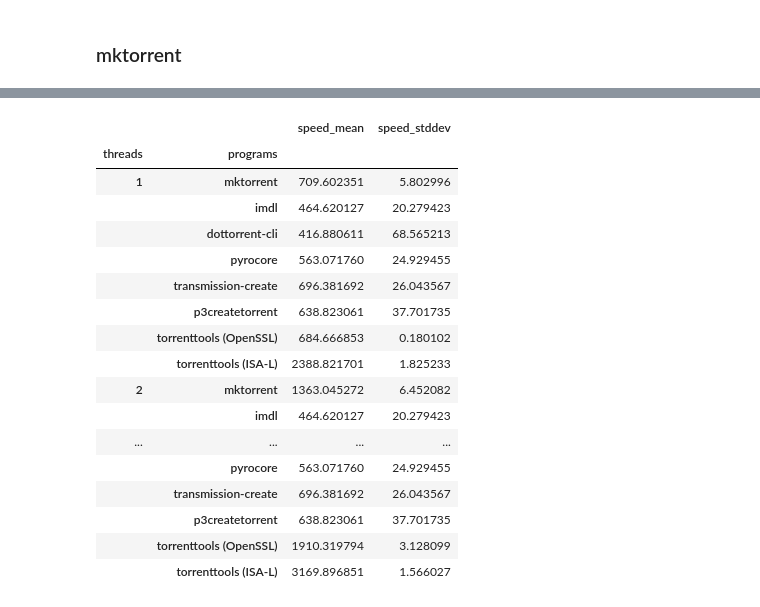
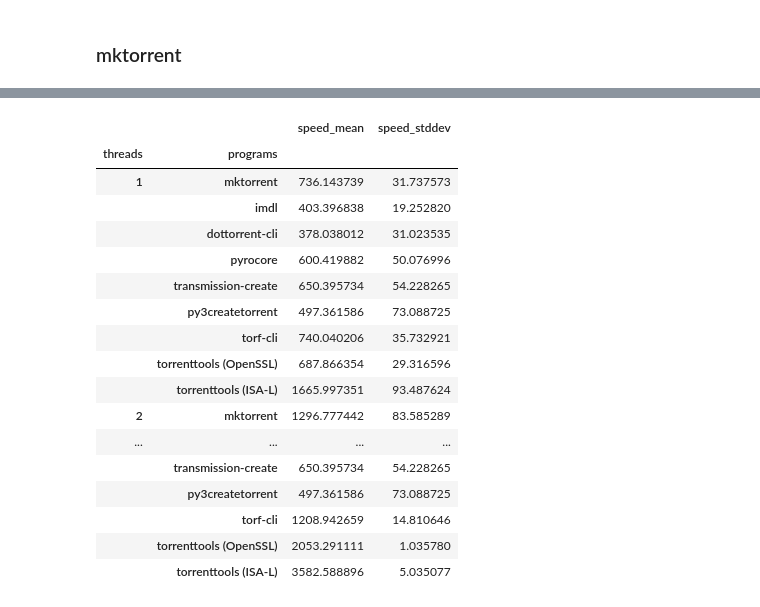
Before and after one commit to fbdtemme/torrenttools, a Jupyter notebook: benchmark/benchmark.ipynb, the cells around one changed output, grey strips where cells are left out. Saved outputs shown, nothing was run; the diff lists cells and outputs as text; code cells hidden in the pictures.

```diff
--- a/benchmark/benchmark.ipynb
+++ b/benchmark/benchmark.ipynb
@@ -273,26 +292,27 @@ speed_stddev = pd.DataFrame(speed_stddev_data).stack()
 df = pd.DataFrame()
 df["speed_mean"], df["speed_stddev"] = speed_mean / 1e6, speed_stddev / 1e6
 df.index = index
-# %%
-df
-# %% [output]
-|  |  | speed_mean | speed_stddev |
-| threads | programs |  |  |
-| 1 | mktorrent | 709.602351 | 5.802996 |
-|  | imdl | 464.620127 | 20.279423 |
-|  | dottorrent-cli | 416.880611 | 68.565213 |
-|  | pyrocore | 563.071760 | 24.929455 |
-|  | transmission-create | 696.381692 | 26.043567 |
-|  | p3createtorrent | 638.823061 | 37.701735 |
-|  | torrenttools (OpenSSL) | 684.666853 | 0.180102 |
-|  | torrenttools (ISA-L) | 2388.821701 | 1.825233 |
-| 2 | mktorrent | 1363.045272 | 6.452082 |
-|  | imdl | 464.620127 | 20.279423 |
-| ... | ... | ... | ... |
-|  | pyrocore | 563.071760 | 24.929455 |
-|  | transmission-create | 696.381692 | 26.043567 |
-|  | p3createtorrent | 638.823061 | 37.701735 |
-|  | torrenttools (OpenSSL) | 1910.319794 | 3.128099 |
-|  | torrenttools (ISA-L) | 3169.896851 | 1.566027 |
+# %%
+df.to_csv("benchmark.csv")
+df
+# %% [output]
+|  |  | speed_mean | speed_stddev |
+| threads | programs |  |  |
+| 1 | mktorrent | 736.143739 | 31.737573 |
+|  | imdl | 403.396838 | 19.252820 |
+|  | dottorrent-cli | 378.038012 | 31.023535 |
+|  | pyrocore | 600.419882 | 50.076996 |
+|  | transmission-create | 650.395734 | 54.228265 |
+|  | py3createtorrent | 497.361586 | 73.088725 |
+|  | torf-cli | 740.040206 | 35.732921 |
+|  | torrenttools (OpenSSL) | 687.866354 | 29.316596 |
+|  | torrenttools (ISA-L) | 1665.997351 | 93.487624 |
+| 2 | mktorrent | 1296.777442 | 83.585289 |
+| ... | ... | ... | ... |
+|  | transmission-create | 650.395734 | 54.228265 |
+|  | py3createtorrent | 497.361586 | 73.088725 |
+|  | torf-cli | 1208.942659 | 14.810646 |
+|  | torrenttools (OpenSSL) | 2053.291111 | 1.035780 |
+|  | torrenttools (ISA-L) | 3582.588896 | 5.035077 |
 # %%
 import matplotlib.cm
```
Also changed, not shown: parts of 15 cells of this notebook, 2 other files.
